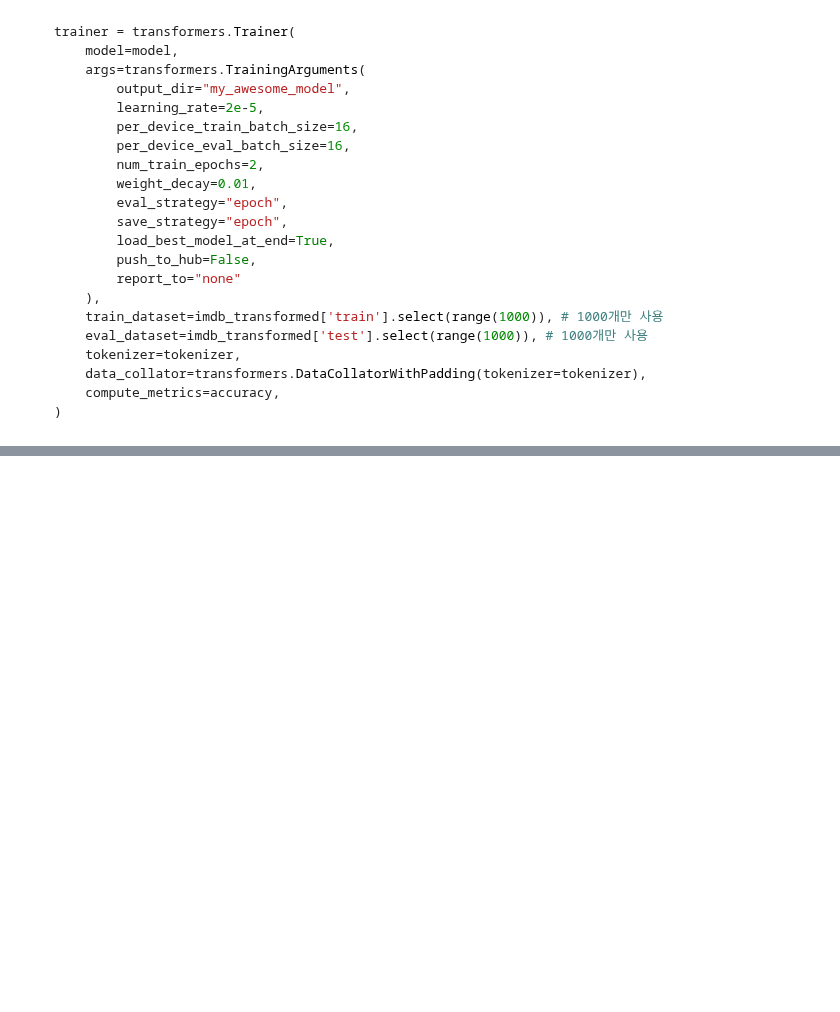
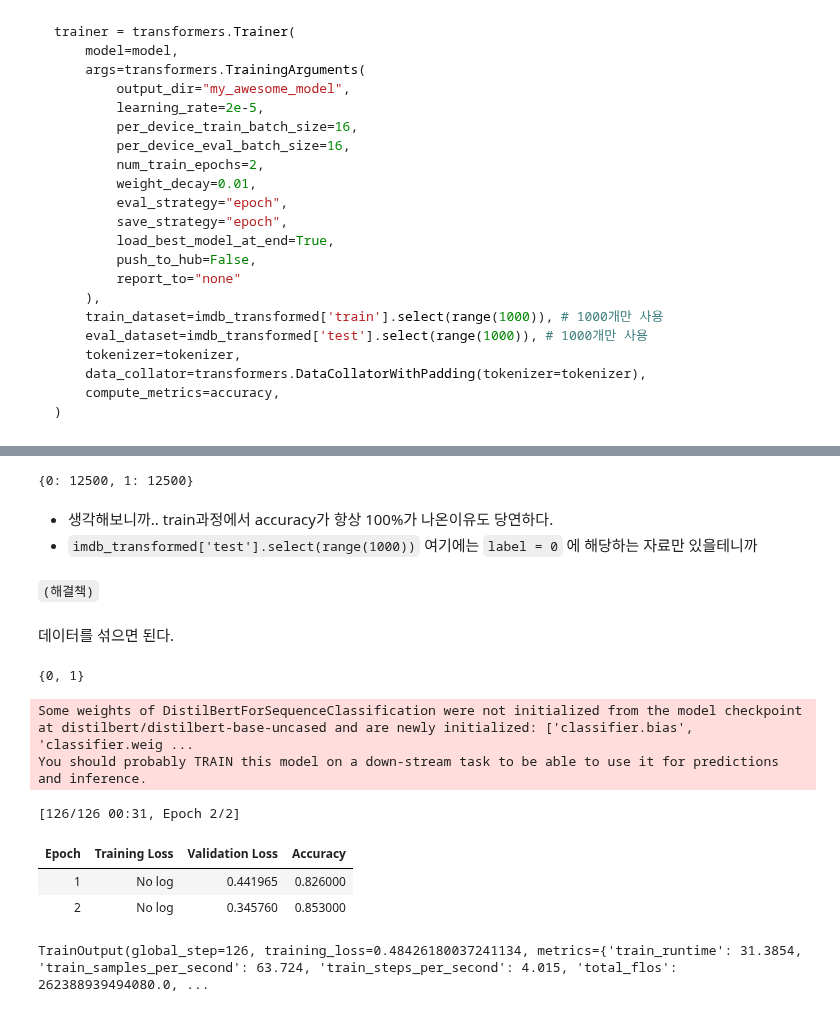
Before and after one commit to guebin/MP2024, a Jupyter notebook: quiz/Quiz-11.ipynb, the cells around one changed output, grey strips where cells are left out. Drawn from its saved outputs; the diff is of its cells as text; code cells hidden in the pictures; blank space fills up the shorter version.

```diff
--- a/quiz/Quiz-11.ipynb
+++ b/quiz/Quiz-11.ipynb
@@ -203,0 +403,58 @@ trainer = transformers.Trainer(
+# %%
+{i:imdb_transformed['test']['label'].count(i) for i in set(imdb_transformed['test']['label'])}
+# %% [output]
+{0: 12500, 1: 12500}
+# %% [markdown]
+- 생각해보니까.. train과정에서 accuracy가 항상 100%가 나온이유도 당연하다.
+- `imdb_transformed['test'].select(range(1000))` 여기에는 `label = 0` 에 해당하는 자료만 있을테니까
+# %% [markdown]
+`(해결책)`
+# %% [markdown]
+데이터를 섞으면 된다.
+# %%
+set(imdb_transformed['train'].shuffle().select(range(1000))['label'])
+# %% [output]
+{0, 1}
+# %%
+## Step1
+imdb = datasets.load_dataset('imdb')
+tokenizer = transformers.AutoTokenizer.from_pretrained("distilbert/distilbert-base-uncased")
+imdb_transformed = imdb.map(lambda dct: tokenizer(dct['text'],truncation=True), batched=True)
+## Step2
+model = transformers.AutoModelForSequenceClassification.from_pretrained("distilbert/distilbert-base-uncased", num_labels=2)
+## Step3
+def accuracy(eval_pred):
+    predictions, labels = eval_pred
+    predictions = predictions.argmax(axis=1)
+    accuracy = evaluate.load("accuracy")
+    return accuracy.compute(predictions=predictions, references=labels)
+trainer = transformers.Trainer(
+    model=model,
+    args=transformers.TrainingArguments(
+        output_dir="my_awesome_model",
+        learning_rate=2e-5,
+        per_device_train_batch_size=16,
+        per_device_eval_batch_size=16,
+        num_train_epochs=2,
+        weight_decay=0.01,
+        eval_strategy="epoch",
+        save_strategy="epoch",
+        load_best_model_at_end=True,
+        push_to_hub=False,
+        report_to="none"
+    ),
+    train_dataset=imdb_transformed['train'].shuffle().select(range(1000)), # 1000개만 사용
+    eval_dataset=imdb_transformed['test'].shuffle().select(range(1000)), # 1000개만 사용
+    tokenizer=tokenizer,
+    data_collator=transformers.DataCollatorWithPadding(tokenizer=tokenizer),
+    compute_metrics=accuracy,
+)
+trainer.train()
+# %% [output]
+Some weights of DistilBertForSequenceClassification were not initialized from the model checkpoint at distilbert/distilbert-base-uncased and are newly initialized: ['classifier.bias', 'classifier.weig ...
+You should probably TRAIN this model on a down-stream task to be able to use it for predictions and inference.
+[126/126 00:31, Epoch 2/2]
+| Epoch | Training Loss | Validation Loss | Accuracy |
+| 1 | No log | 0.441965 | 0.826000 |
+| 2 | No log | 0.345760 | 0.853000 |
+TrainOutput(global_step=126, training_loss=0.48426180037241134, metrics={'train_runtime': 31.3854, 'train_samples_per_second': 63.724, 'train_steps_per_second': 4.015, 'total_flos': 262388939494080.0, ...
```
Also changed, not shown: parts of 30 cells of this notebook, 34 other files.
